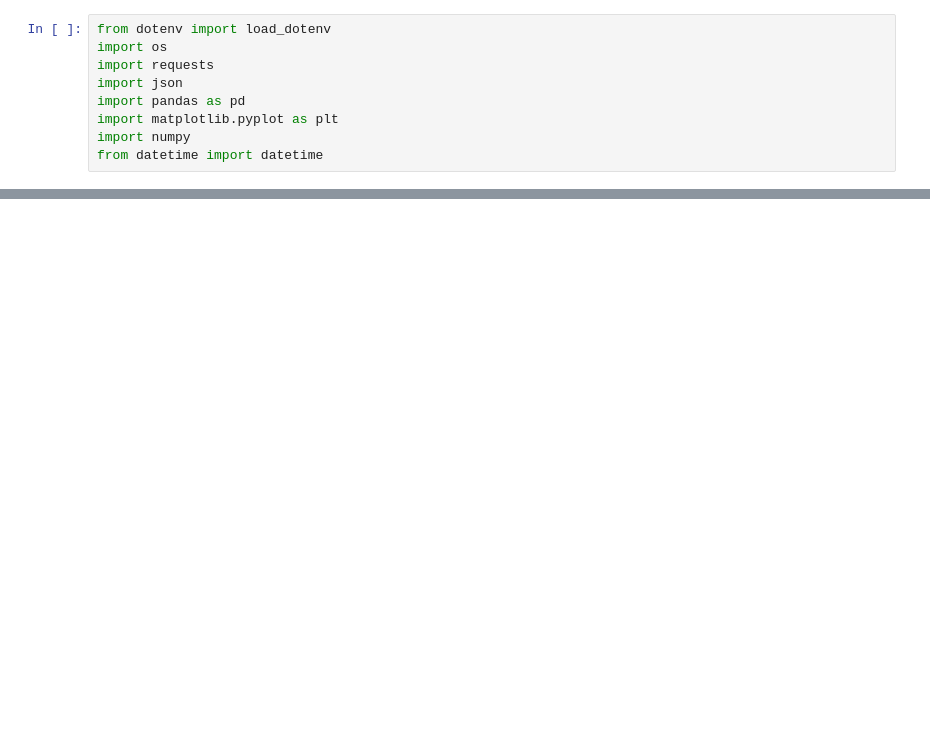
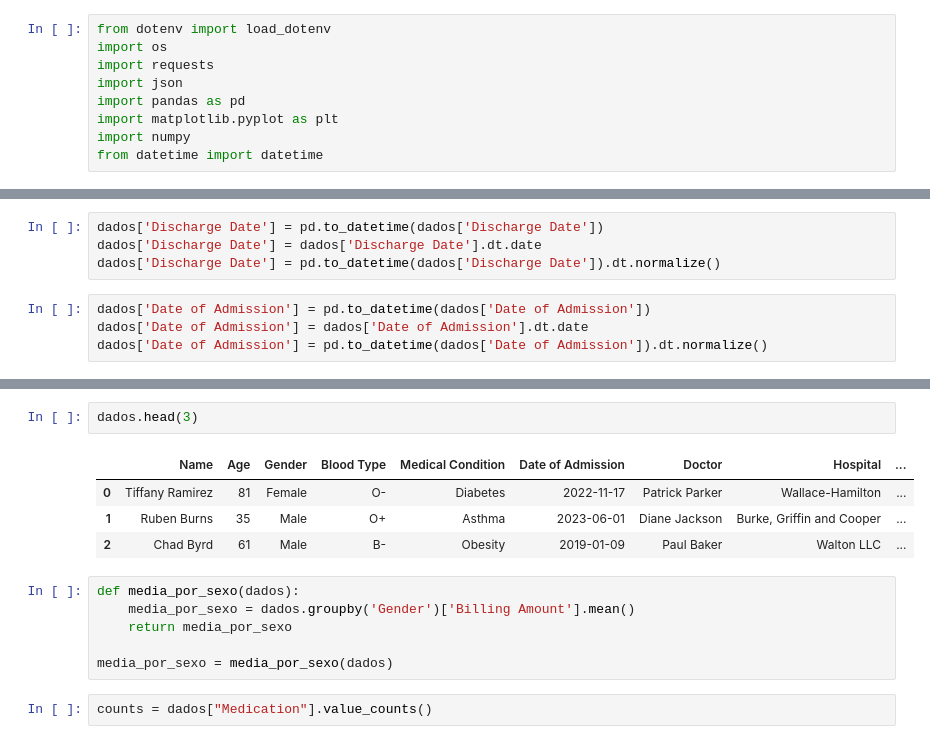
Before and after one commit to micaellimaj/Projeto-Pipeline-Dados-Telegram, a Jupyter notebook: src/telegrambot.ipynb, the cells around one changed output, grey strips where cells are left out. Drawn from its saved outputs; the diff is of its cells as text; blank space fills up the shorter version.

```diff
--- a/src/telegrambot.ipynb
+++ b/src/telegrambot.ipynb
@@ -60,0 +104,8 @@ dados.info()
+# %%
+dados['Discharge Date'] = pd.to_datetime(dados['Discharge Date'])
+dados['Discharge Date'] = dados['Discharge Date'].dt.date
+dados['Discharge Date'] = pd.to_datetime(dados['Discharge Date']).dt.normalize()
+# %%
+dados['Date of Admission'] = pd.to_datetime(dados['Date of Admission'])
+dados['Date of Admission'] = dados['Date of Admission'].dt.date
+dados['Date of Admission'] = pd.to_datetime(dados['Date of Admission']).dt.normalize()
@@ -80,0 +140,15 @@ plt.title("Média valor de cobrança por sexo")
+# %%
+dados.head(3)
+# %% [output]
+|  | Name | Age | Gender | Blood Type | Medical Condition | Date of Admission | Doctor | Hospital | ... |
+| 0 | Tiffany Ramirez | 81 | Female | O- | Diabetes | 2022-11-17 | Patrick Parker | Wallace-Hamilton | ... |
+| 1 | Ruben Burns | 35 | Male | O+ | Asthma | 2023-06-01 | Diane Jackson | Burke, Griffin and Cooper | ... |
+| 2 | Chad Byrd | 61 | Male | B- | Obesity | 2019-01-09 | Paul Baker | Walton LLC | ... |
+# %%
+def media_por_sexo(dados):
+    media_por_sexo = dados.groupby('Gender')['Billing Amount'].mean()
+    return media_por_sexo
+
+media_por_sexo = media_por_sexo(dados)
+# %%
+counts = dados["Medication"].value_counts()
```
Also changed, not shown: parts of 15 cells of this notebook, 1 other file.
